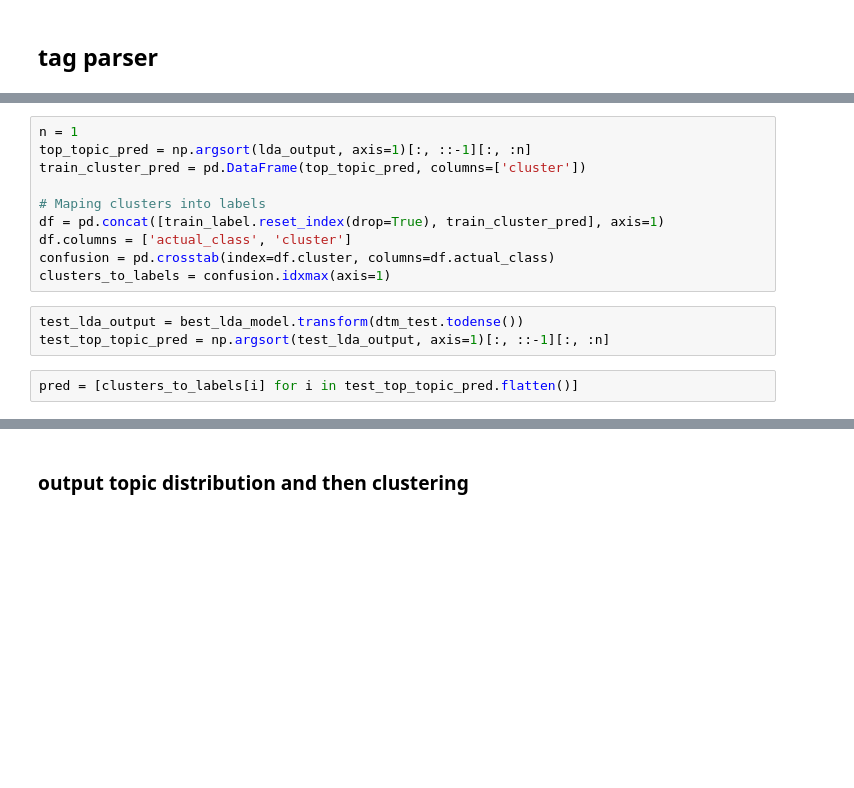
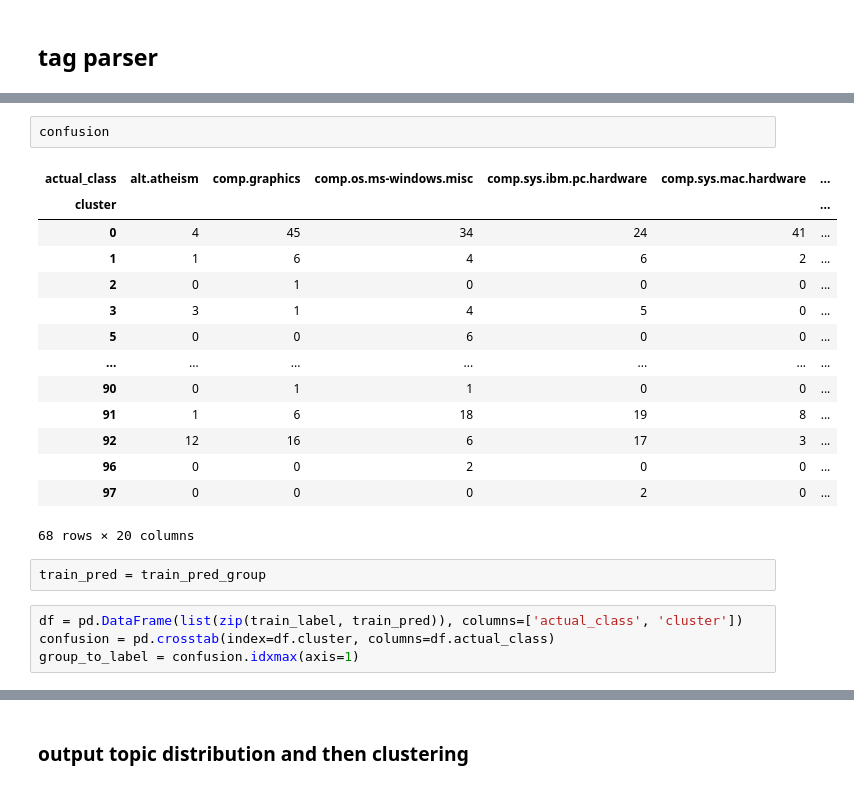
Before and after one commit to InscribeDeeper/Text-Classification, a Jupyter notebook: code/LDA_based_models_v2.ipynb, the cells around one changed output, grey strips where cells are left out. Cells and saved outputs as stored; diff of their text form; blank space fills up the shorter version.

```diff
--- a/code/LDA_based_models_v2.ipynb
+++ b/code/LDA_based_models_v2.ipynb
@@ -171,15 +129,23 @@ comp.sys.ibm.pc.hardware       0.33      0.51      0.40       392
+# %%
+confusion
+# %% [output]
+| actual_class | alt.atheism | comp.graphics | comp.os.ms-windows.misc | comp.sys.ibm.pc.hardware | comp.sys.mac.hardware | ... |
+| cluster |  |  |  |  |  | ... |
+| 0 | 4 | 45 | 34 | 24 | 41 | ... |
+| 1 | 1 | 6 | 4 | 6 | 2 | ... |
+| 2 | 0 | 1 | 0 | 0 | 0 | ... |
+| 3 | 3 | 1 | 4 | 5 | 0 | ... |
+| 5 | 0 | 0 | 6 | 0 | 0 | ... |
+| ... | ... | ... | ... | ... | ... | ... |
+| 90 | 0 | 1 | 1 | 0 | 0 | ... |
+| 91 | 1 | 6 | 18 | 19 | 8 | ... |
+| 92 | 12 | 16 | 6 | 17 | 3 | ... |
+| 96 | 0 | 0 | 2 | 0 | 0 | ... |
+| 97 | 0 | 0 | 0 | 2 | 0 | ... |
+68 rows × 20 columns
+# %%
+train_pred = train_pred_group
 # %%
-n = 1
-top_topic_pred = np.argsort(lda_output, axis=1)[:, ::-1][:, :n]
-train_cluster_pred = pd.DataFrame(top_topic_pred, columns=['cluster'])
-
-# Maping clusters into labels
-df = pd.concat([train_label.reset_index(drop=True), train_cluster_pred], axis=1)
-df.columns = ['actual_class', 'cluster']
+df = pd.DataFrame(list(zip(train_label, train_pred)), columns=['actual_class', 'cluster'])
 confusion = pd.crosstab(index=df.cluster, columns=df.actual_class)
-clusters_to_labels = confusion.idxmax(axis=1)
+group_to_label = confusion.idxmax(axis=1)
-# %%
-test_lda_output = best_lda_model.transform(dtm_test.todense())
-test_top_topic_pred = np.argsort(test_lda_output, axis=1)[:, ::-1][:, :n]
-# %%
-pred = [clusters_to_labels[i] for i in test_top_topic_pred.flatten()]
```
Also changed, not shown: parts of 23 cells of this notebook, 6 other files.
